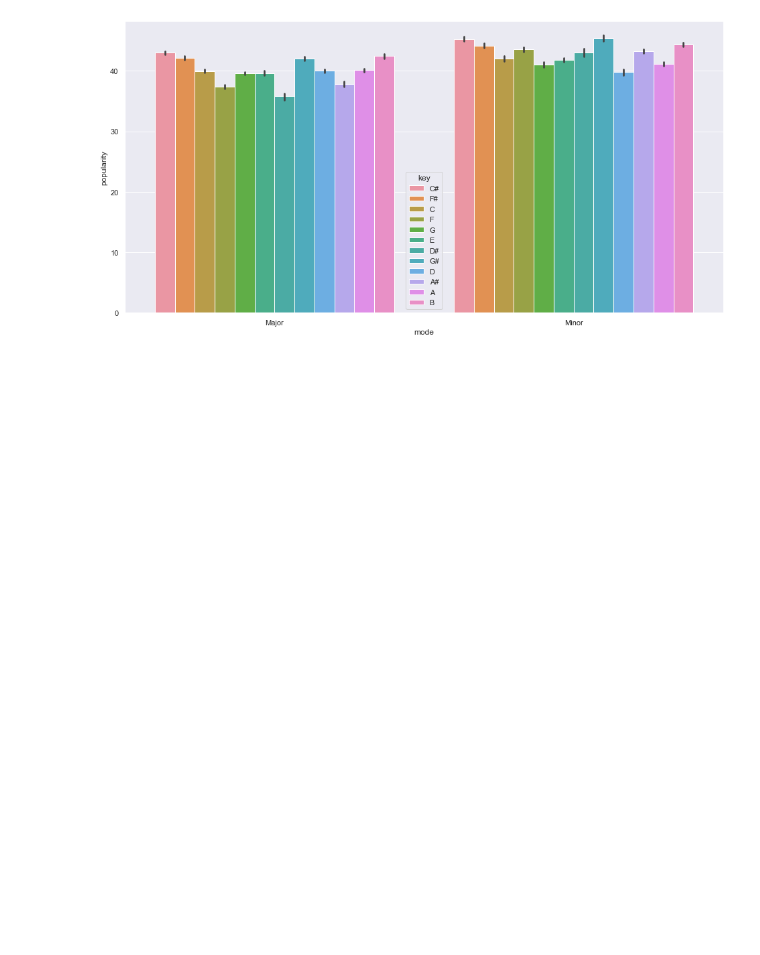
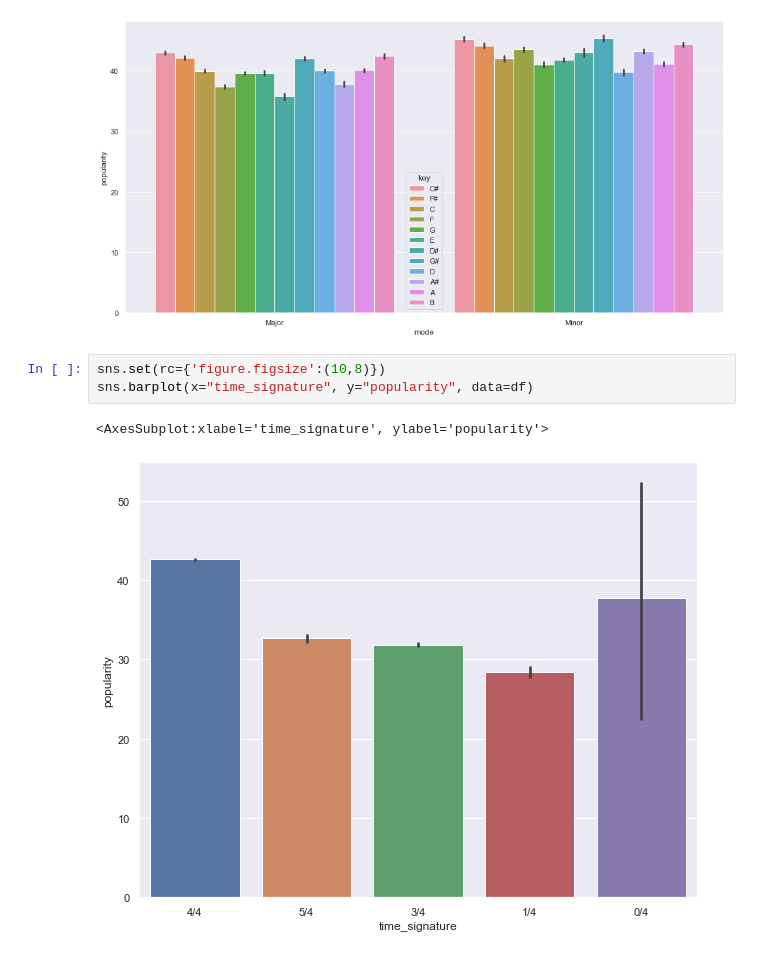
Before and after one commit to Dforgeek/ML_Classic_spotify, a Jupyter notebook: ML_Classic_Spotify.ipynb, the cells around one changed output. Saved outputs shown, nothing was run; the diff lists cells and outputs as text; blank space fills up the shorter version.

```diff
--- a/ML_Classic_Spotify.ipynb
+++ b/ML_Classic_Spotify.ipynb
@@ -147,3 +147,9 @@ sns.barplot(x='mode', y='popularity', hue='key', data=df)
 # %% [output]
 <AxesSubplot:xlabel='mode', ylabel='popularity'>
 [figure]
+# %%
+sns.set(rc={'figure.figsize':(10,8)})
+sns.barplot(x="time_signature", y="popularity", data=df)
+# %% [output]
+<AxesSubplot:xlabel='time_signature', ylabel='popularity'>
+[figure, added]
```
Also changed, not shown: parts of 3 cells of this notebook.
